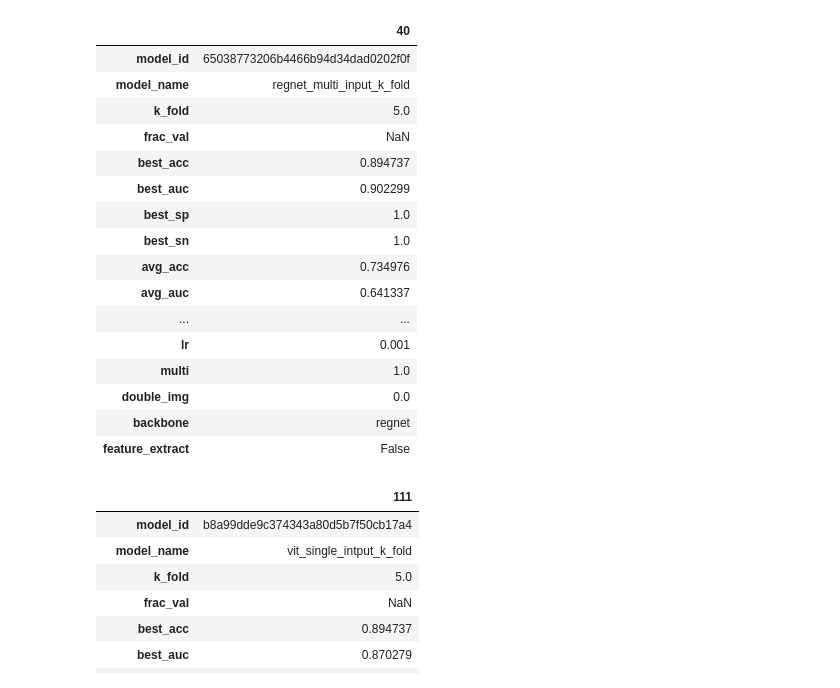
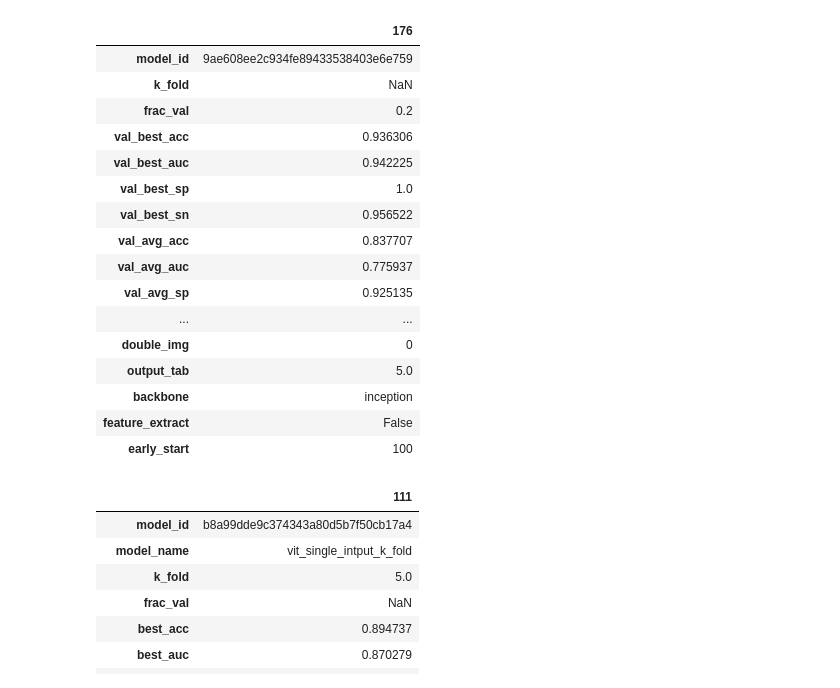
Before and after one commit to FelipeMarcelino/glaucoma, a Jupyter notebook: notebooks/results_v2.ipynb, the cells around one changed output. Cells and saved outputs as stored; diff of their text form; code cells hidden in the pictures.

```diff
--- a/notebooks/results_v2.ipynb
+++ b/notebooks/results_v2.ipynb
@@ -67,23 +79,23 @@ summary.sort_values("avg_auc",ascending=False).iloc[0].to_frame() # Total params
 # %%
-summary.sort_values("best_auc",ascending=False).iloc[0].to_frame() # Total params: 7.0m, total memory = 1.5G
+summary.sort_values("val_best_auc",ascending=False).iloc[0].to_frame() # Total params: 7.0m, total memory = 1.5G
 # %% [output]
-|  | 40 |
-| model_id | 65038773206b4466b94d34dad0202f0f |
-| model_name | regnet_multi_input_k_fold |
-| k_fold | 5.0 |
-| frac_val | NaN |
-| best_acc | 0.894737 |
-| best_auc | 0.902299 |
-| best_sp | 1.0 |
-| best_sn | 1.0 |
-| avg_acc | 0.734976 |
-| avg_auc | 0.641337 |
+|  | 176 |
+| model_id | 9ae608ee2c934fe89433538403e6e759 |
+| k_fold | NaN |
+| frac_val | 0.2 |
+| val_best_acc | 0.936306 |
+| val_best_auc | 0.942225 |
+| val_best_sp | 1.0 |
+| val_best_sn | 0.956522 |
+| val_avg_acc | 0.837707 |
+| val_avg_auc | 0.775937 |
+| val_avg_sp | 0.925135 |
 | ... | ... |
-| lr | 0.001 |
-| multi | 1.0 |
-| double_img | 0.0 |
-| backbone | regnet |
+| double_img | 0 |
+| output_tab | 5.0 |
+| backbone | inception |
 | feature_extract | False |
+| early_start | 100 |
 # %%
 summary.sort_values("best_auc",ascending=False).iloc[3].to_frame() # Total params: 85.0m, total memory = 4G
 # %% [output]
```
Also changed, not shown: parts of 4 cells of this notebook, 5 other files.
